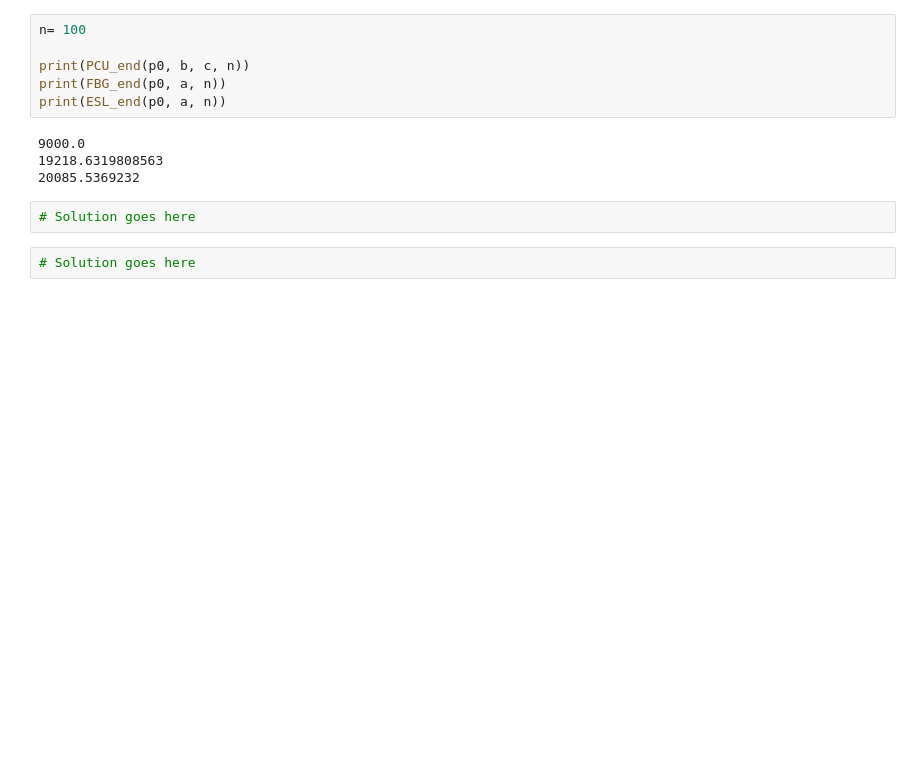
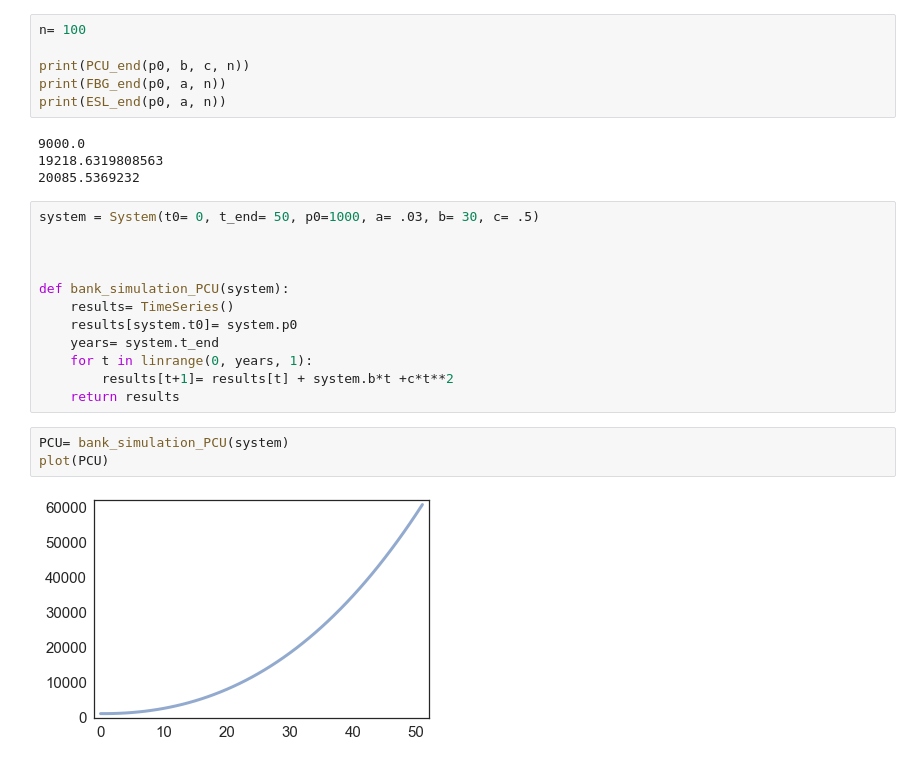
Before and after one commit to hadleigh-000/ModSimPy, a Jupyter notebook: code/chap04mine.ipynb, the cells around one changed output. Saved outputs shown, nothing was run; the diff lists cells and outputs as text; blank space fills up the shorter version.

```diff
--- a/code/chap04mine.ipynb
+++ b/code/chap04mine.ipynb
@@ -288,7 +288,20 @@ print(ESL_end(p0, a, n))
 9000.0
 19218.6319808563
 20085.5369232
-# %%
-# Solution goes here
-# %%
-# Solution goes here
+# %%
+system = System(t0= 0, t_end= 50, p0=1000, a= .03, b= 30, c= .5)
+
+
+
+def bank_simulation_PCU(system):
+    results= TimeSeries()
+    results[system.t0]= system.p0
+    years= system.t_end
+    for t in linrange(0, years, 1):
+        results[t+1]= results[t] + system.b*t +c*t**2
+    return results
+# %%
+PCU= bank_simulation_PCU(system)
+plot(PCU)
+# %% [output]
+[figure, added]
```
Also changed, not shown: parts of 4 cells of this notebook.
